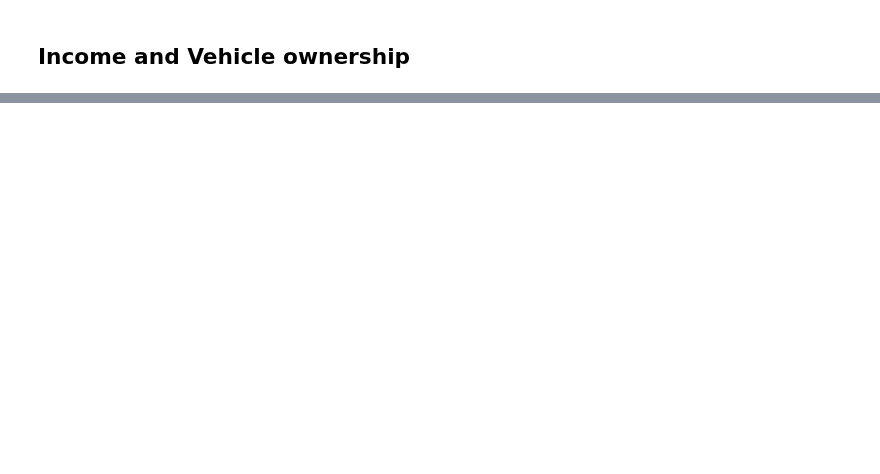
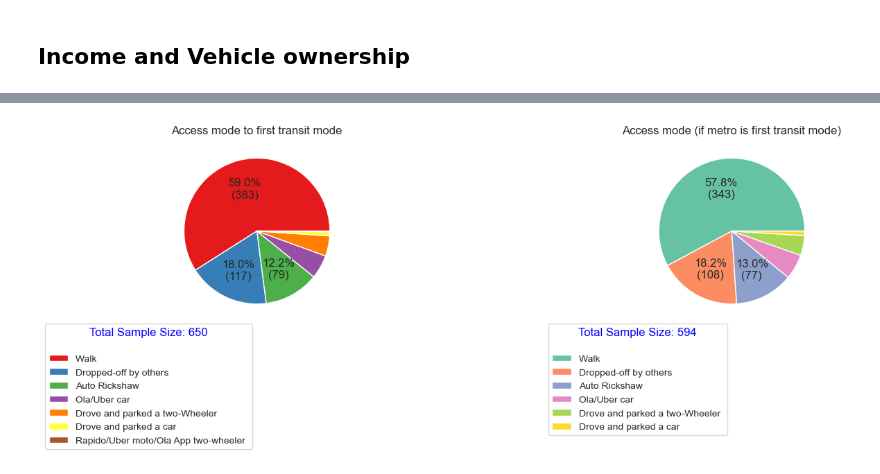
Before and after one commit to Gavaskar24/Metro, a Jupyter notebook: research/Report_plots.ipynb, the cells around one changed output, grey strips where cells are left out. Drawn from its saved outputs; the diff is of its cells as text; code cells hidden in the pictures; blank space fills up the shorter version.

```diff
--- a/research/Report_plots.ipynb
+++ b/research/Report_plots.ipynb
@@ -229,0 +460,8 @@ plt.show()
+# %%
+df['10'].unique()
+access_map={'Drove and parked a two-Wheeler ':'Drove and parked a two-Wheeler ', 'Walk ':'Walk ',
+       'Dropped-off by friends/family members/others using two-wheeler ':'Dropped-off by others',
+       'Drove and parked a car ':'Drove and parked a car ', 'Auto Rickshaw ':'Auto Rickshaw ', 'Ola/Uber car ':'Ola/Uber car ',
+       'Dropped-off by friends/family members/others using car ':'Dropped-off by others',
+       'Rapido/uber moto/Ola App two-wheeler ':'Rapido/Uber moto/Ola App two-wheeler '}
+df['10']=df['10'].map(access_map)
@@ -229,0 +472,70 @@ plt.show()
+# %%
+def func(pct, allvals, top_indices):
+    absolute = int(round(pct / 100. * np.sum(allvals)))
+    index = np.argmax(np.array(allvals) == absolute)
+    if index in top_indices:
+        return "{:.1f}%\n({:d})".format(pct, absolute)
+    else:
+        return ""
+
+# Helper function to get indices of top 3 sectors
+def get_top_indices(counts):
+    sorted_indices = counts.argsort()[::-1]
+    return sorted_indices[:3]
+
+# Set Seaborn style
+sns.set(style="whitegrid")
+
+# Create subplots
+fig, ax = plt.subplots(1, 2, figsize=(15, 5))
+
+df2=df.loc[(df['8']=='Metro') | (df['8']=='Metro + Bus')]
+
+# Define color schemes
+colors_age = sns.color_palette("Set1", len(df['10'].value_counts()))
+colors_gender = sns.color_palette("Set2", len(df2['10'].value_counts()))
+
+# Get the size of the DataFrame
+df_size = df.shape[0]
+df_size2=df2.shape[0]
+
+# Pie chart for age distribution
+age_counts = df['10'].value_counts()
+top_age_indices = get_top_indices(age_counts.values)
+age_counts.plot.pie(
+    autopct=lambda pct: func(pct, age_counts.values, top_age_indices),
+    ax=ax[0], shadow=False, colors=colors_age, labels=None
+)
+ax[0].set_title('Access mode to first transit mode')
+ax[0].set_ylabel('')  # Remove y-label
+
+# Add legend for age distribution with DataFrame size
+age_labels = age_counts.index
+legend_age = ax[0].legend(
+    age_labels, loc="best", bbox_to_anchor=(0.5, 0.02),
+    fontsize='small', title=f"Total Sample Size: {df_size}\n"
+)
+plt.setp(legend_age.get_title(), fontsize='medium', color='blue')
+
+# Pie chart for gender distribution
+gender_counts = df2['10'].value_counts()
+top_gender_indices = get_top_indices(gender_counts.values)
+gender_counts.plot.pie(
+    autopct=lambda pct: func(pct, gender_counts.values, top_gender_indices),
+    ax=ax[1], shadow=False, colors=colors_gender, labels=None
+)
+ax[1].set_title('Access mode (if metro is first transit mode)')
+ax[1].set_ylabel('')  # Remove y-label
+
+# Add legend for gender distribution with DataFrame size
+gender_labels = gender_counts.index
+legend_gender = ax[1].legend(
+    gender_labels, loc="best", bbox_to_anchor=(0.5, 0.02),
+    fontsize='small', title=f"Total Sample Size: {df_size2}\n"
+)
+plt.setp(legend_gender.get_title(), fontsize='medium', color='blue')
+
+plt.tight_layout()
+plt.show()
+# %% [output]
+[figure, added]
```
Also changed, not shown: parts of 24 cells of this notebook.
